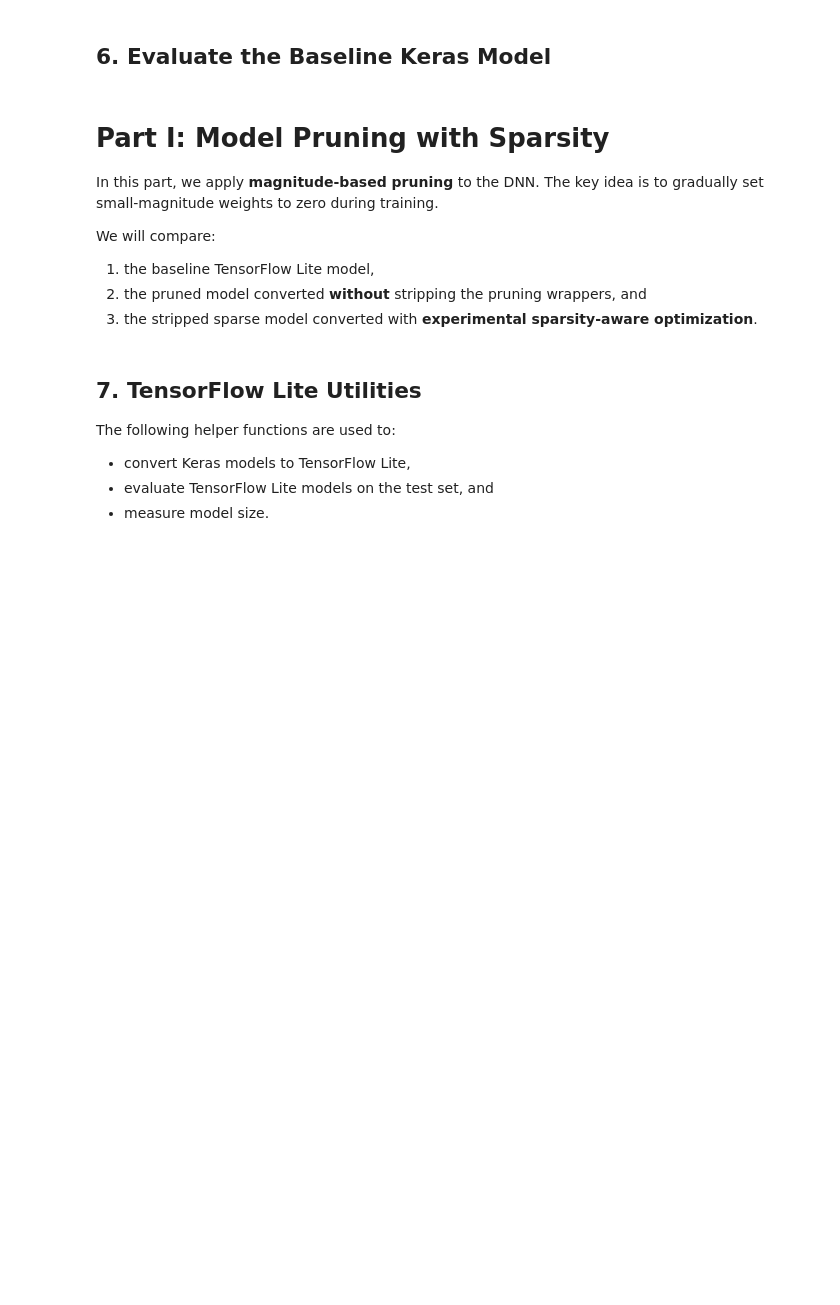
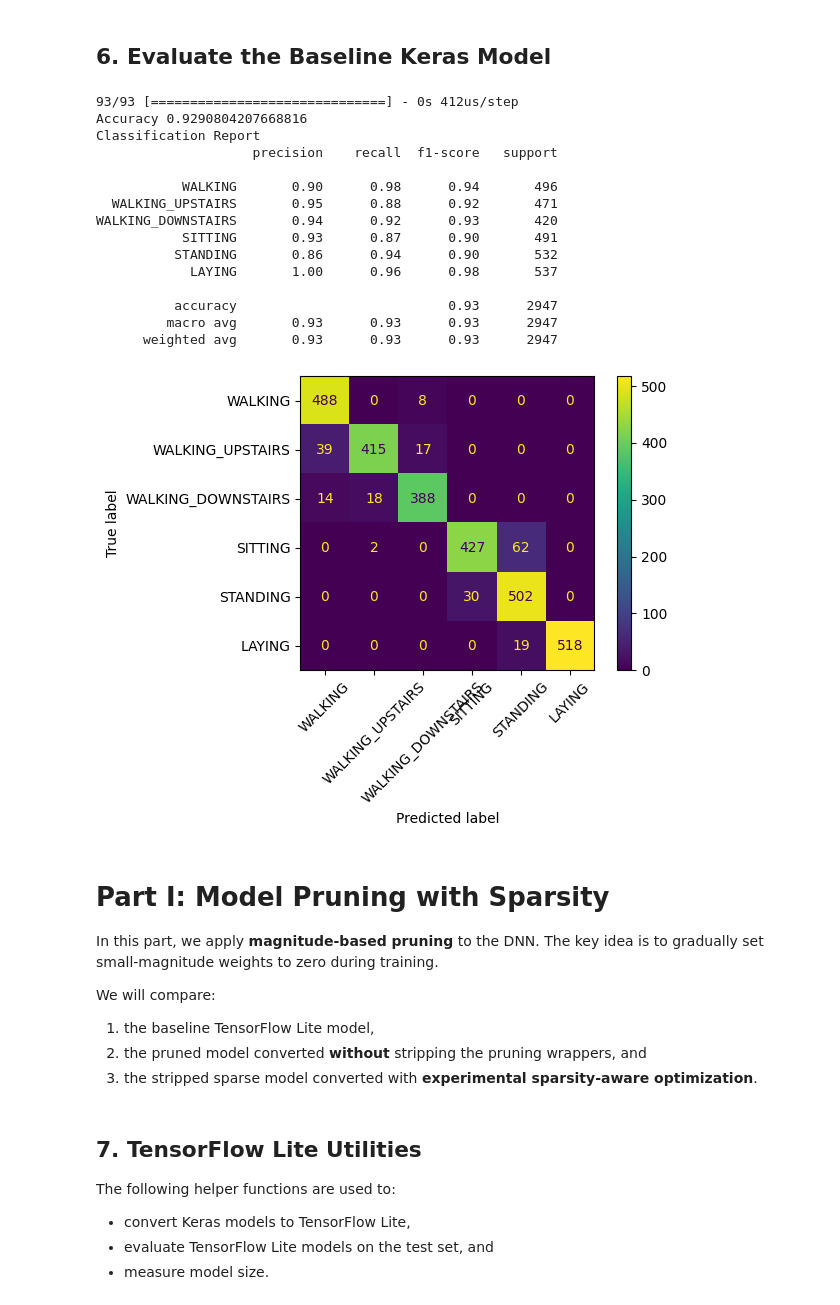
Before and after one commit to nhl01/EE446Labs, a Jupyter notebook: Lab3/EE446_UCI_HAR_DNN_Pruning_Quantization_Student_NL.ipynb, the cells around one changed output. Saved outputs shown, nothing was run; the diff lists cells and outputs as text; code cells hidden in the pictures; blank space fills up the shorter version.

```diff
--- a/Lab3/EE446_UCI_HAR_DNN_Pruning_Quantization_Student_NL.ipynb
+++ b/Lab3/EE446_UCI_HAR_DNN_Pruning_Quantization_Student_NL.ipynb
@@ -164,12 +272,40 @@ callbacks = [
 # %%
 # TODO:
 # 1. Predict class probabilities on X_test
 # 2. Convert probabilities to class labels using argmax
 # 3. Compute the test accuracy
 # 4. Print the classification report
 # 5. Plot the confusion matrix
 
-# <-- Enter your code here <--#
+X_test_probabilities = baseline_model.predict(X_test)
+X_test_predictions = np.argmax(X_test_probabilities, axis=1)
+accuracy = accuracy_score(y_test, X_test_predictions)
+print("Accuracy",accuracy)
+print("Classification Report")
+print(classification_report(y_test, X_test_predictions, target_names=class_names))
+
+cm = confusion_matrix(y_test, X_test_predictions)
+disp = ConfusionMatrixDisplay(confusion_matrix=cm, display_labels=class_names)
+disp.plot(xticks_rotation=45)
+plt.tight_layout()
+plt.show()
+# %% [output]
+93/93 [==============================] - 0s 412us/step
+Accuracy 0.9290804207668816
+Classification Report
+                    precision    recall  f1-score   support
+
+           WALKING       0.90      0.98      0.94       496
+  WALKING_UPSTAIRS       0.95      0.88      0.92       471
+WALKING_DOWNSTAIRS       0.94      0.92      0.93       420
+           SITTING       0.93      0.87      0.90       491
+          STANDING       0.86      0.94      0.90       532
+            LAYING       1.00      0.96      0.98       537
+
+          accuracy                           0.93      2947
+         macro avg       0.93      0.93      0.93      2947
+      weighted avg       0.93      0.93      0.93      2947
+[figure, added]
 # %% [markdown]
 # Part I: Model Pruning with Sparsity
 
```
Also changed, not shown: parts of 19 cells of this notebook, 5 other files.
